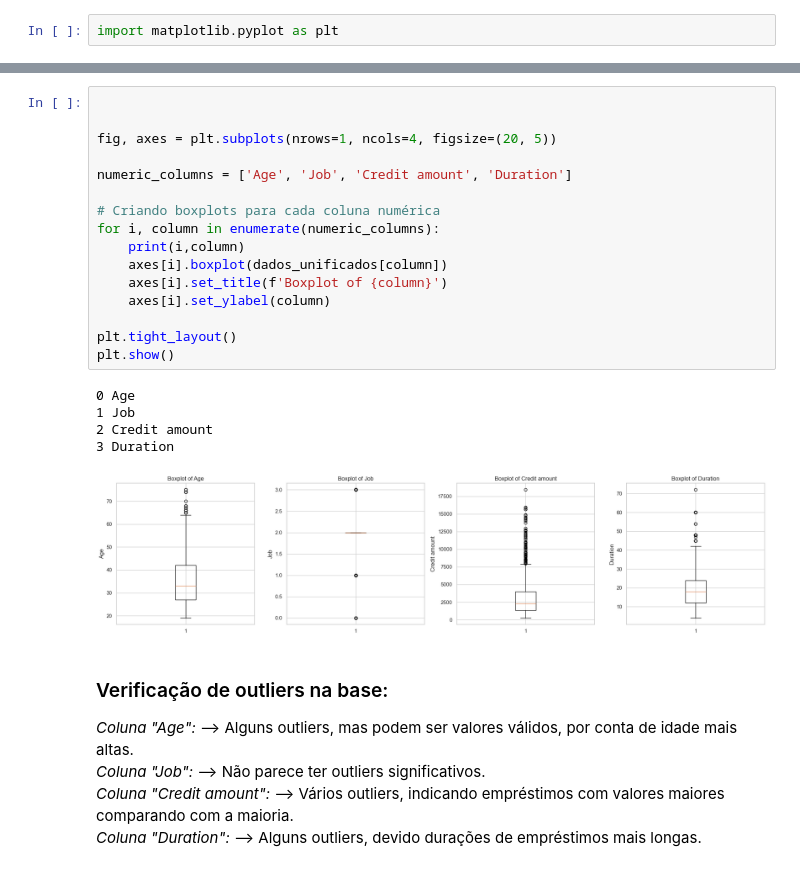
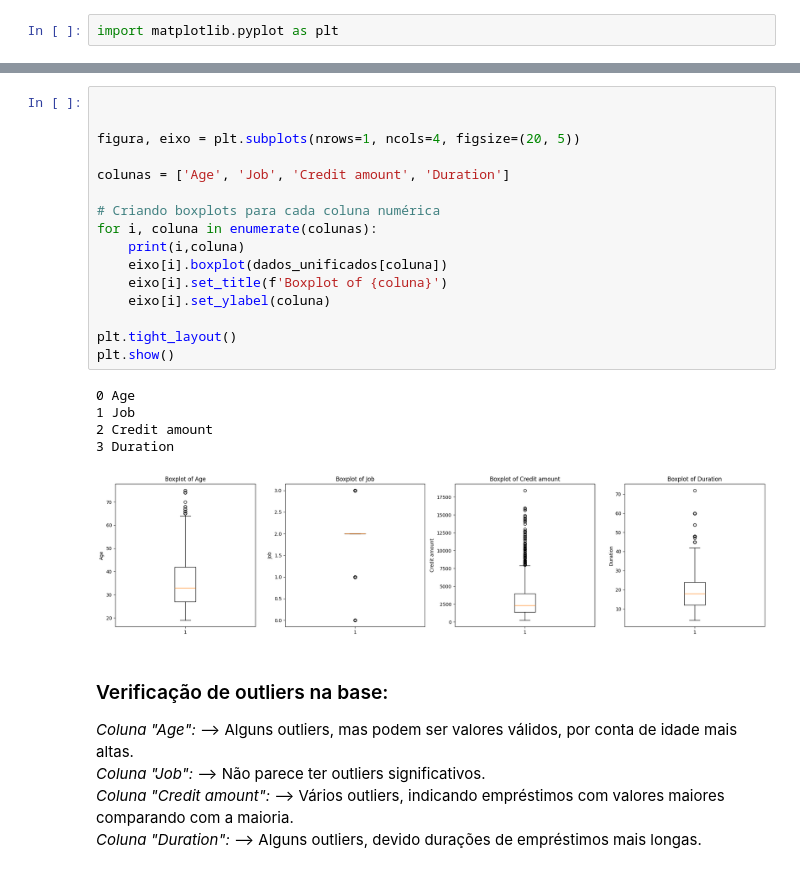
Before and after one commit to i-monteiro/Projeto_Tecnicas_de_Programacao, a Jupyter notebook: Hands_On_Aula_06_Italo.ipynb, the cells around one changed output, grey strips where cells are left out. Cells and saved outputs as stored; diff of their text form.

```diff
--- a/Hands_On_Aula_06_Italo.ipynb
+++ b/Hands_On_Aula_06_Italo.ipynb
@@ -144,25 +144,25 @@ plt.show()
 # %%
 
 
-fig, axes = plt.subplots(nrows=1, ncols=4, figsize=(20, 5))
+figura, eixo = plt.subplots(nrows=1, ncols=4, figsize=(20, 5))
 
-numeric_columns = ['Age', 'Job', 'Credit amount', 'Duration']
+colunas = ['Age', 'Job', 'Credit amount', 'Duration']
 
 # Criando boxplots para cada coluna numérica
-for i, column in enumerate(numeric_columns):
-    print(i,column)
-    axes[i].boxplot(dados_unificados[column])
-    axes[i].set_title(f'Boxplot of {column}')
-    axes[i].set_ylabel(column)
+for i, coluna in enumerate(colunas):
+    print(i,coluna)
+    eixo[i].boxplot(dados_unificados[coluna])
+    eixo[i].set_title(f'Boxplot of {coluna}')
+    eixo[i].set_ylabel(coluna)
 
 plt.tight_layout()
 plt.show()
 # %% [output]
 0 Age
 1 Job
 2 Credit amount
 3 Duration
-[figure, old version]
+[figure, new version]
 # %% [markdown]
 ### Verificação de outliers na base:
 
```
Also changed, not shown: parts of 4 cells of this notebook, 1 other file.
